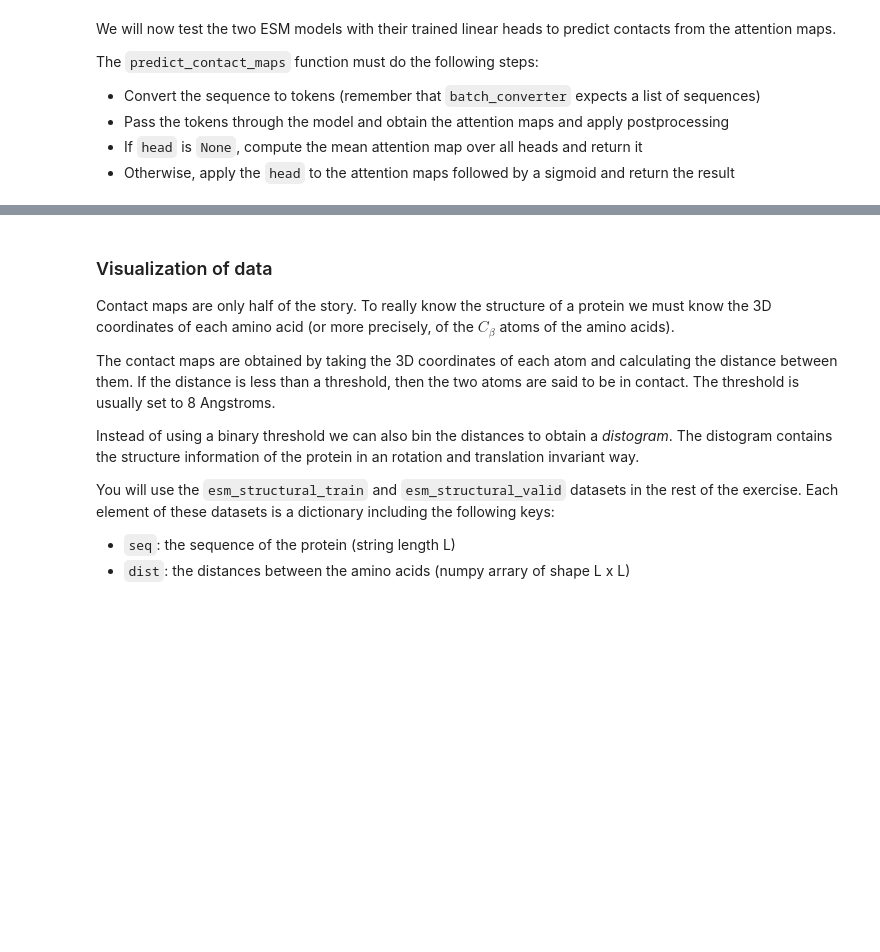
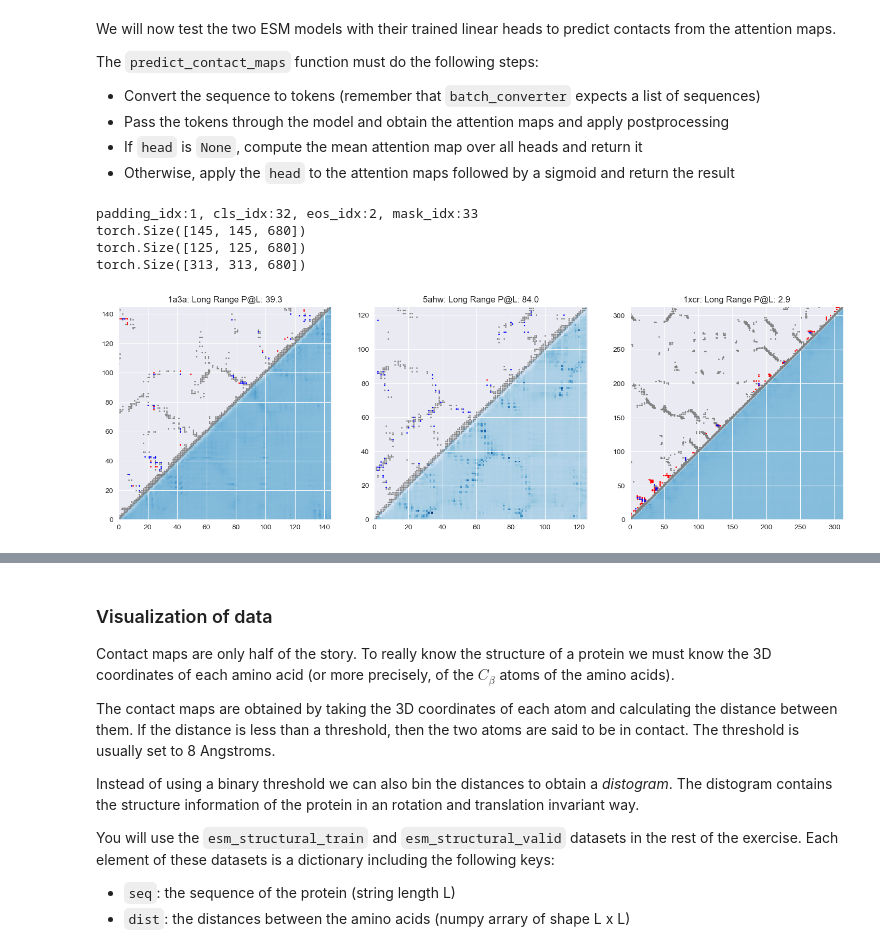
Before and after one commit to dpkass/HHU-Master-Representation-Learning, a Jupyter notebook: assignment_08/proteins.ipynb, the cells around one changed output, grey strips where cells are left out. Drawn from its saved outputs; the diff is of its cells as text; code cells hidden in the pictures; blank space fills up the shorter version.

```diff
--- a/assignment_08/proteins.ipynb
+++ b/assignment_08/proteins.ipynb
@@ -177,14 +251,15 @@ for (_, seq), tokens_len, matrix in zip(data, batch_lens, mean_map):
 # We load the three sequences we downloaded at the beginning of the notebook
 def get_data(PDB_IDS):
     structures = {
-        name.lower(): get_structure(PDBxFile.read(rcsb.fetch(name, "cif")))[0]
+        name.lower(): get_structure(CIFFile.read(rcsb.fetch(name, "cif", data_dir)))[0]
         for name in PDB_IDS}
-    contacts = { name: contacts_from_pdb(structure, chain="A")
-        for name, structure in structures.items()}
-    msas = { name: read_msa(f"{name.lower()}_1_A.a3m")
-        for name in PDB_IDS}
-    sequences = { name: msa[0] for name, msa in msas.items()}
+    contacts = {name: contacts_from_pdb(structure, chain="A")
+                for name, structure in structures.items()}
+    msas = {name: read_msa(data_dir / f"{name.lower()}_1_A.a3m")
+            for name in PDB_IDS}
+    sequences = {name: msa[0] for name, msa in msas.items()}
     return sequences, contacts
+
 
 PDB_IDS = ["1a3a", "5ahw", "1xcr"]
 sequences, contacts = get_data(PDB_IDS)
@@ -205,7 +282,16 @@ def predict_contact_maps(model, alphabet, batch_converter, sequence, device, hea
     Returns a tensor of shape (L,L)
     """
     ### START CODE HERE ### (≈ 6 lines of code)
+    _, _, batch_tokens = batch_converter([sequence])
+    batch_tokens = batch_tokens.to(device)
+    results = model(batch_tokens, need_head_weights=True)
+
+    contact_maps = postprocess_attention(results['attentions'].squeeze(0), remove_cls=True,
+                                         append_eos=model.append_eos, eos_idx=alphabet.eos_idx, tokens=batch_tokens)
+    print(contact_maps.shape)
+    return head(contact_maps).squeeze(0, -1) if head else contact_maps.mean(-1).squeeze(0)
     ### END CODE HERE ###
+
 
 @torch.no_grad()
 def predict_unsup_maps(model, alphabet, batch_converter, sequences, device, head=None):
@@ -230,18 +316,18 @@ def predict_unsup_maps(model, alphabet, batch_converter, sequences, device, head
         prediction = predictions[name]
         target = contacts[name]
         plot_contacts_and_predictions(
-            prediction, target, ax=ax, title = lambda prec: f"{name}: Long Range P@L: {100 * prec:0.1f}")
+            prediction, target, ax=ax, title=lambda prec: f"{name}: Long Range P@L: {100 * prec:0.1f}")
     plt.show()
     return results
-
-# esm 2
-model, alphabet, batch_converter, head = get_model(name="esm2_t33_650M_UR50D")
-print(f"padding_idx:{model.padding_idx}, cls_idx:{model.cls_idx}, eos_idx:{model.eos_idx}, mask_idx:{model.mask_idx}")
-results2 = predict_unsup_maps(model, alphabet, batch_converter, sequences, device=DEVICE, head=head)
-display(results2)
-
-# esm 1
-model, alphabet, batch_converter, head = get_model(name="esm1_t34_670M_UR50S")
-print(f"padding_idx:{model.padding_idx}, cls_idx:{model.cls_idx}, eos_idx:{model.eos_idx}, mask_idx:{model.mask_idx}")
-results1 = predict_unsup_maps(model, alphabet, batch_converter, sequences, device=DEVICE, head=head)
-display(results1)
+# %%
+# esm 2
+# model, alphabet, batch_converter, head = get_model(name="esm2_t33_650M_UR50D")
+print(f"padding_idx:{model.padding_idx}, cls_idx:{model.cls_idx}, eos_idx:{model.eos_idx}, mask_idx:{model.mask_idx}")
+results2 = predict_unsup_maps(model, alphabet, batch_converter, sequences, device=DEVICE, head=head)
+results2
+# %% [output]
+padding_idx:1, cls_idx:32, eos_idx:2, mask_idx:33
+torch.Size([145, 145, 680])
+torch.Size([125, 125, 680])
+torch.Size([313, 313, 680])
+[figure, added]
```
Also changed, not shown: parts of 19 cells of this notebook, 2 other files.
